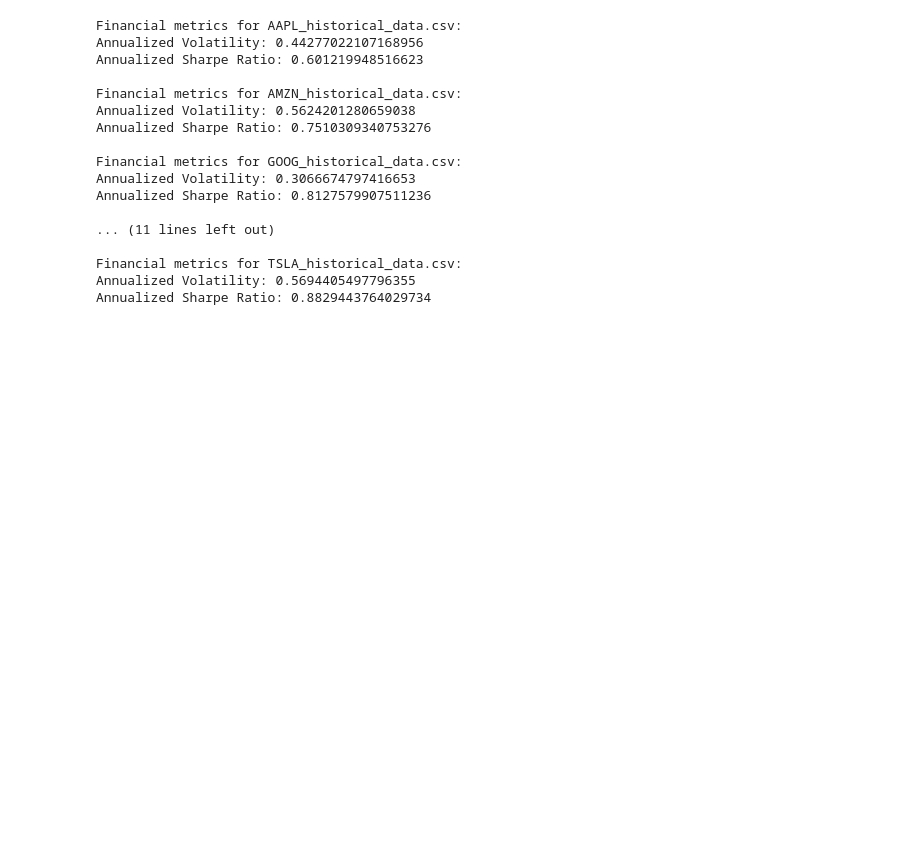
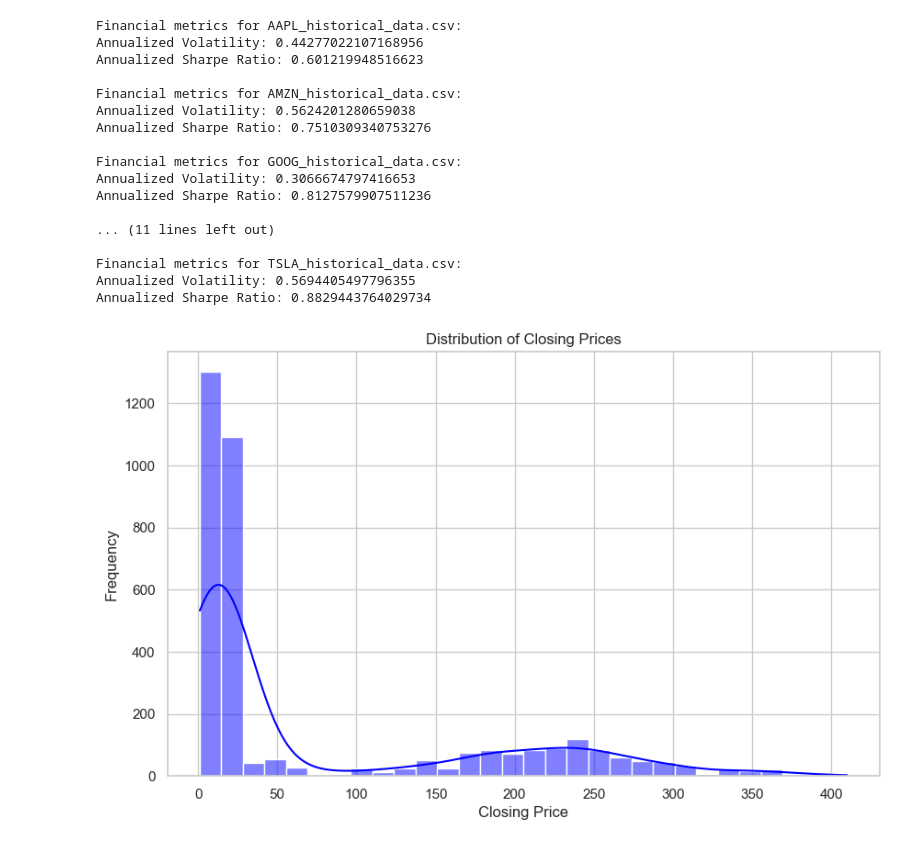
Before and after one commit to YonInsights/Financial-News-Sentiment-Analysis, a Jupyter notebook: notebooks/Financial_analysis.ipynb, the cells around one changed output. Saved outputs shown, nothing was run; the diff lists cells and outputs as text; code cells hidden in the pictures; blank space fills up the shorter version.

Commit message:
plot data with indicators

```diff
--- a/notebooks/Financial_analysis.ipynb
+++ b/notebooks/Financial_analysis.ipynb
@@ -373,3 +373,14 @@ Annualized Sharpe Ratio: 0.8127579907511236
 Financial metrics for TSLA_historical_data.csv:
 Annualized Volatility: 0.5694405497796355
 Annualized Sharpe Ratio: 0.8829443764029734
+# %%
+# Visualize the distribution of closing prices
+plot_distribution(
+    data=df,
+    column='Close',
+    title='Distribution of Closing Prices',
+    xlabel='Closing Price',
+    ylabel='Frequency'
+)
+# %% [output]
+[figure, added]
```
Also changed, not shown: parts of 2 cells of this notebook.
